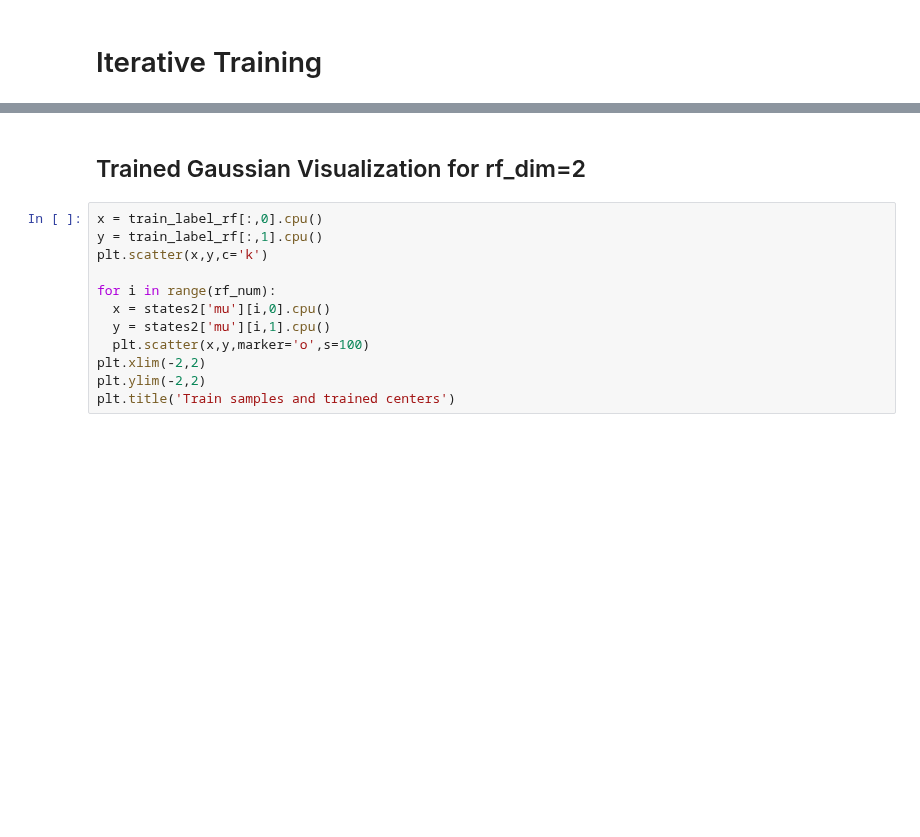
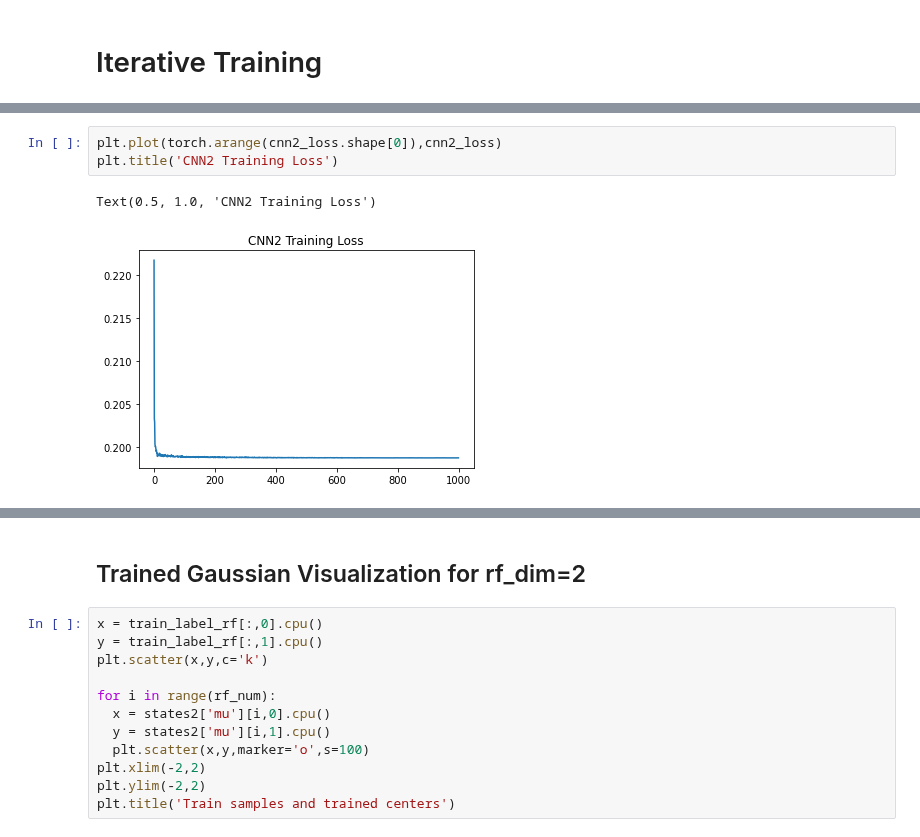
Before and after one commit to Pengchengzhi/Face-Alignment-DRF, a Jupyter notebook: main.ipynb, the cells around one changed output, grey strips where cells are left out. Saved outputs shown, nothing was run; the diff lists cells and outputs as text; blank space fills up the shorter version.

```diff
--- a/main.ipynb
+++ b/main.ipynb
@@ -567,0 +569,6 @@ KeyboardInterrupt: ignored
+# %%
+plt.plot(torch.arange(cnn2_loss.shape[0]),cnn2_loss)
+plt.title('CNN2 Training Loss')
+# %% [output]
+Text(0.5, 1.0, 'CNN2 Training Loss')
+[figure, added]
```
Also changed, not shown: parts of 13 cells of this notebook.
